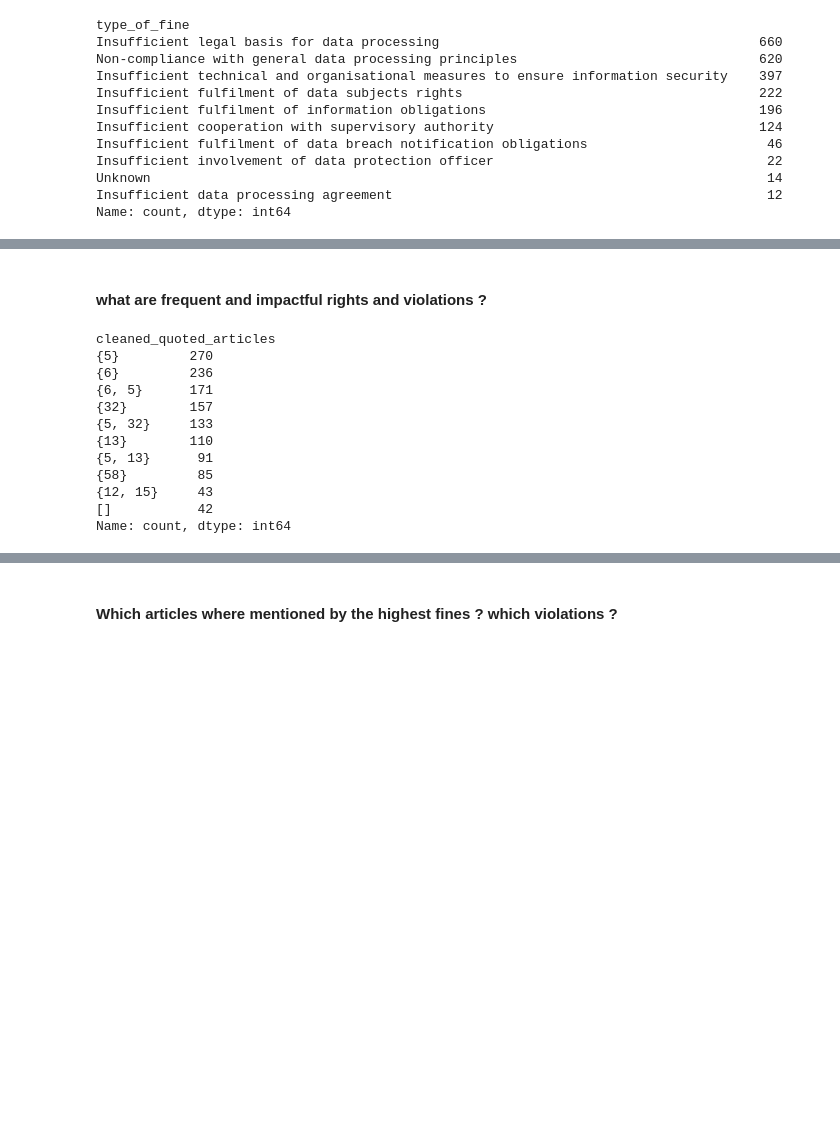
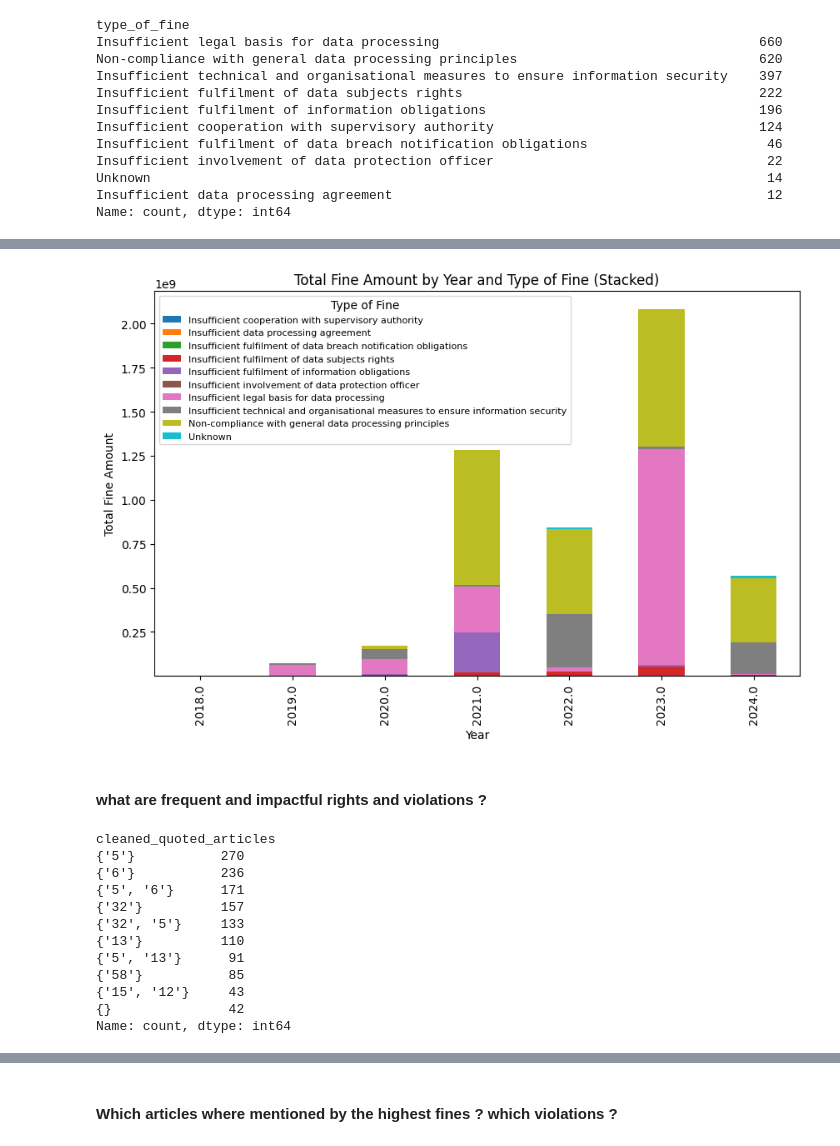
Before and after one commit to berstearns/garbage_collector, a Jupyter notebook: CCT/strategic-thinking/CA2/CA2.ipynb, the cells around one changed output, grey strips where cells are left out. Drawn from its saved outputs; the diff is of its cells as text; code cells hidden in the pictures; blank space fills up the shorter version.

```diff
--- a/CCT/strategic-thinking/CA2/CA2.ipynb
+++ b/CCT/strategic-thinking/CA2/CA2.ipynb
@@ -121,14 +123,14 @@ def clean_list(quoted_articles):
     articles = []
     print(quoted_articles)
     if quoted_articles == "Unknown":
-        return []
+        return "{}"
     for article in quoted_articles.split("Art."):
         if article == '' or len(article) < 2:
             continue
         parts = [v for v in article.strip().split(" ") if v]
         article_number =  parts[0]
         articles.append(article_number)
-    return set(articles)
+    return str(set(articles))
 cleaned_df["cleaned_quoted_articles"] = cleaned_df["list_of_quoted_articles"].apply(clean_list)
 # %% [output]
 Art. 5 (1) f) GDPR, Art. 32 (1) GDPR, Art. 33 (1), (5) GDPR
@@ -445,17 +453,38 @@ Name: count, dtype: int64
+# %%
+# Group by both 'type_of_fine' and 'year', then aggregate by the sum of 'fine_amount'
+group_by_type_and_year = cleaned_df.groupby(by=["type_of_fine", "year"])["fine_amount"].agg(["sum"])
+
+# Unstack the 'type_of_fine' to make each fine type a separate column
+group_by_type_and_year_unstacked = group_by_type_and_year.unstack(level="type_of_fine")["sum"]
+
+# Plot the stacked bar chart
+group_by_type_and_year_unstacked.plot(kind="bar", stacked=True, figsize=(10, 6))
+
+# Adding labels and title
+plt.xlabel("Year")
+plt.ylabel("Total Fine Amount")
+plt.title("Total Fine Amount by Year and Type of Fine (Stacked)")
+plt.legend(title="Type of Fine",fontsize=8, bbox_to_anchor=(0, 1), loc="upper left")
+
+# Show the plot
+plt.show()
+# %% [output]
+[figure, added]
 # %% [markdown]
 #### what are frequent and impactful rights and violations ?
 # %%
+
 cleaned_df["cleaned_quoted_articles"].value_counts().head(10)
 # %% [output]
 cleaned_quoted_articles
-{5}         270
-{6}         236
-{6, 5}      171
-{32}        157
-{5, 32}     133
-{13}        110
-{5, 13}      91
-{58}         85
-{12, 15}     43
-[]           42
+{'5'}           270
+{'6'}           236
+{'5', '6'}      171
+{'32'}          157
+{'32', '5'}     133
+{'13'}          110
+{'5', '13'}      91
+{'58'}           85
+{'15', '12'}     43
+{}               42
 Name: count, dtype: int64
```
Also changed, not shown: parts of 10 cells of this notebook, 11 other files.
